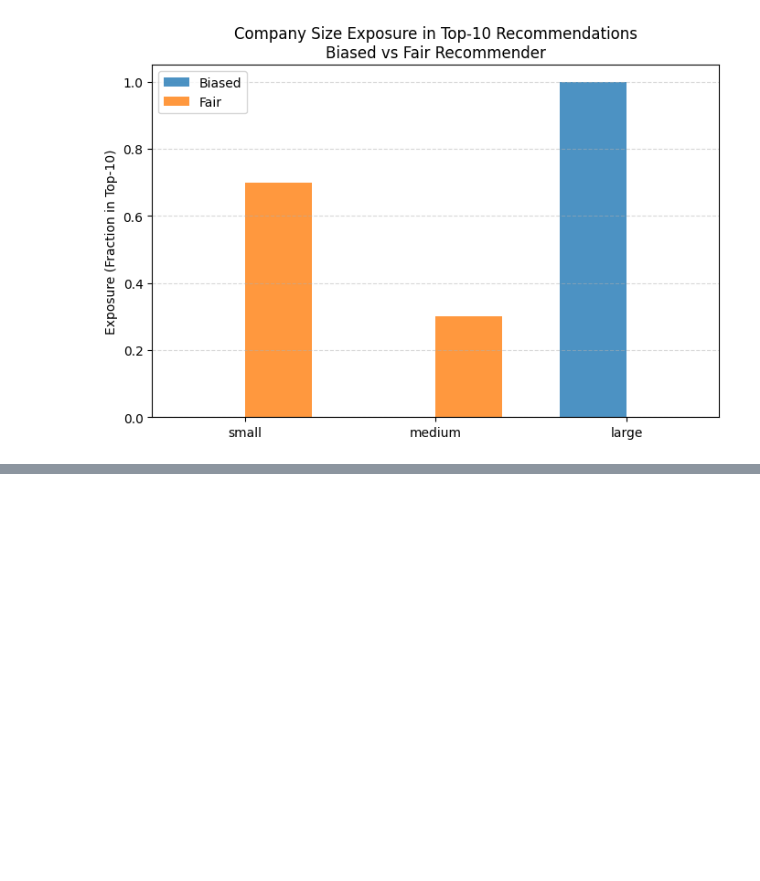
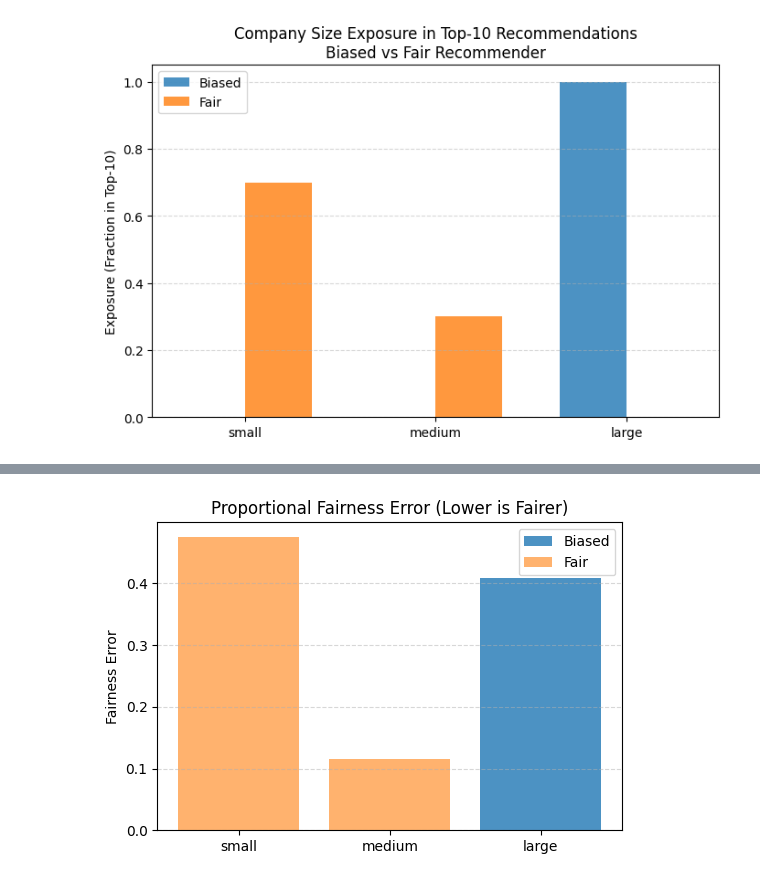
Before and after one commit to Vishnu1721/Fair-and-Explainable-Job-Recommendation-System, a Jupyter notebook: notebooks/Model.ipynb, the cells around one changed output, grey strips where cells are left out. Drawn from its saved outputs; the diff is of its cells as text; code cells hidden in the pictures; blank space fills up the shorter version.

```diff
--- a/notebooks/Model.ipynb
+++ b/notebooks/Model.ipynb
@@ -359,0 +441,14 @@ plt.show()
+# %%
+#Metric 2: Proportional fairness error
+# group distribution in full dataset
+pop_dist = df['company_size_group'].value_counts(normalize=True)
+
+def PFE(exposure, pop_dist):
+    exposure_norm = exposure / exposure.sum()
+    return (exposure_norm - pop_dist).abs()
+
+pfe_biased = PFE(biased_exposure, pop_dist)
+pfe_fair   = PFE(fair_exposure,   pop_dist)
+
+print("PFE Biased:\n", pfe_biased)
+print("\nPFE Fair:\n", pfe_fair)
@@ -359,0 +501,12 @@ plt.show()
+# %%
+#PFE chart
+plt.figure(figsize=(6,4))
+plt.bar(groups, pfe_biased[groups], label="Biased", alpha=0.8)
+plt.bar(groups, pfe_fair[groups],   label="Fair", alpha=0.6)
+plt.title("Proportional Fairness Error (Lower is Fairer)")
+plt.ylabel("Fairness Error")
+plt.legend()
+plt.grid(axis='y', linestyle='--', alpha=0.5)
+plt.show()
+# %% [output]
+[figure, added]
```
Also changed, not shown: parts of 9 cells of this notebook.
